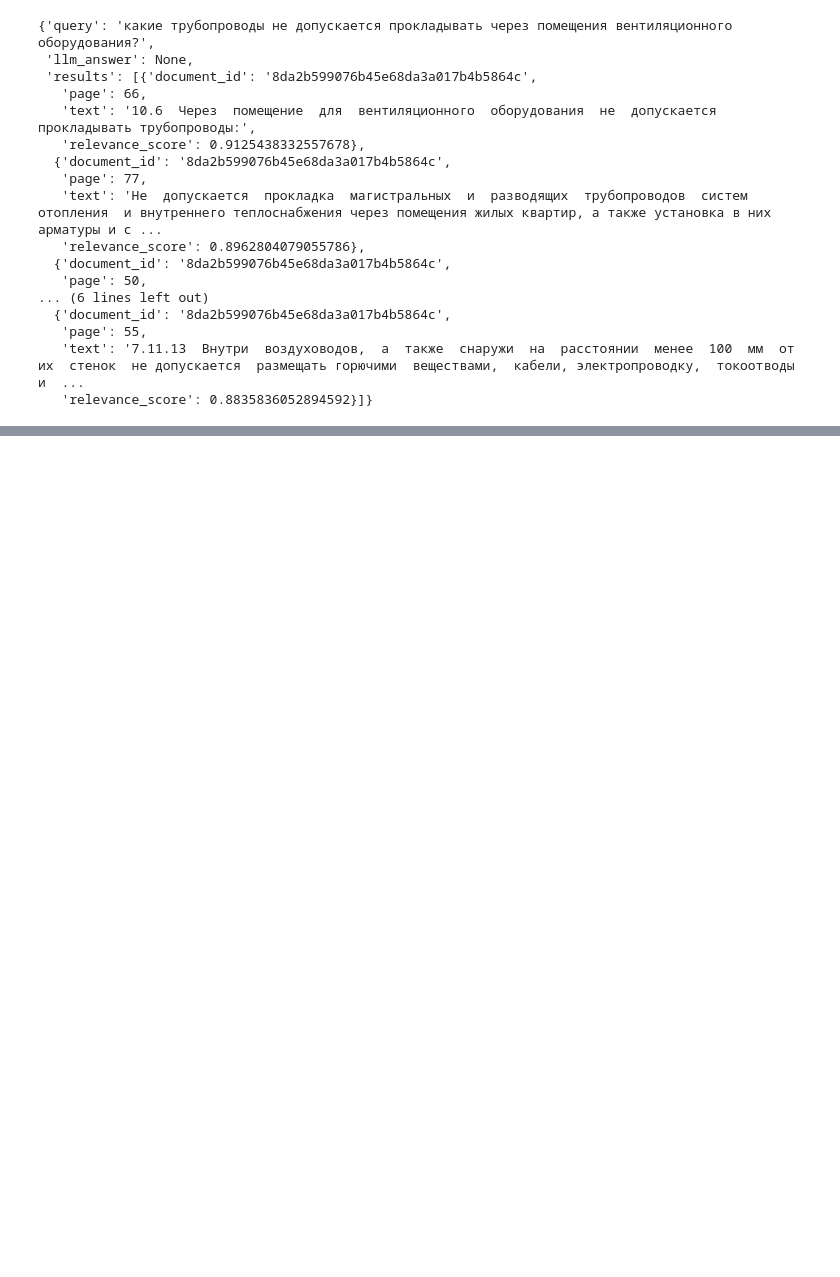
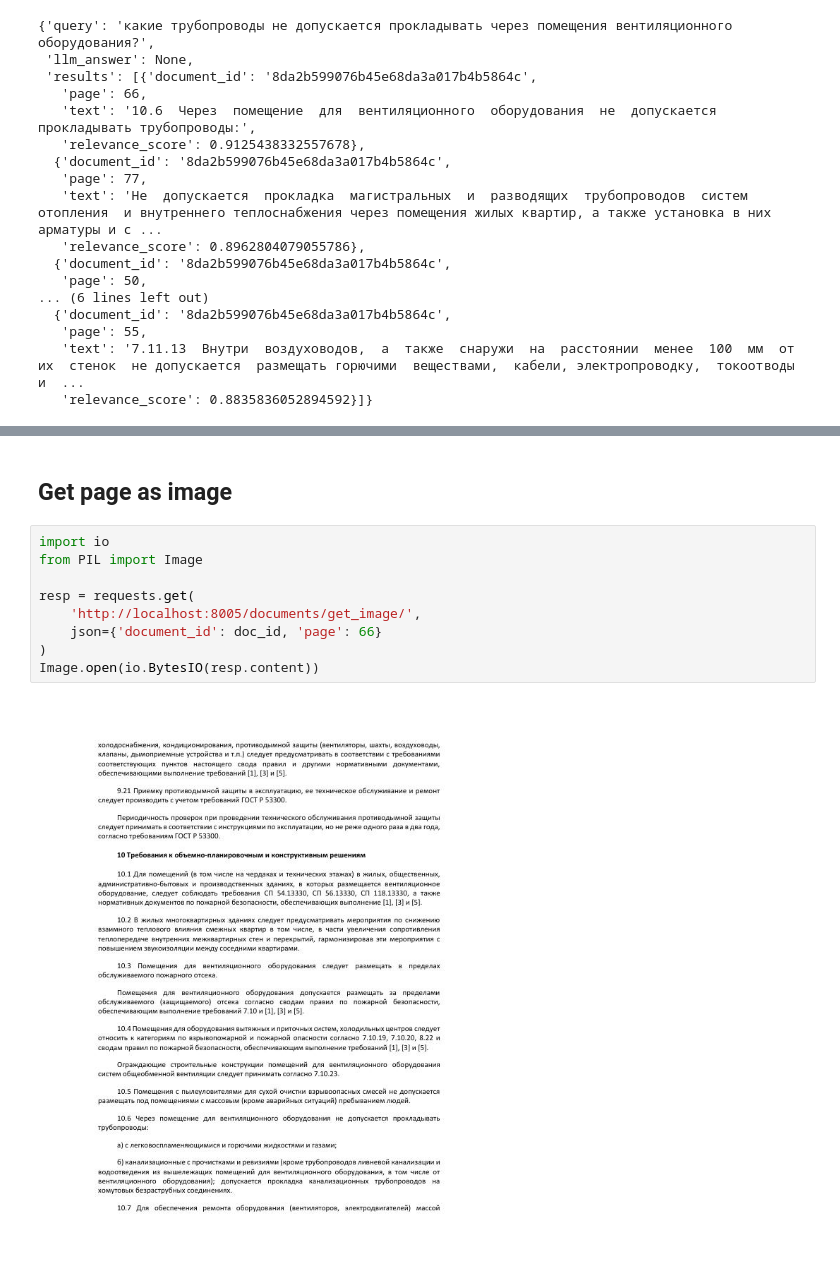
Before and after one commit to boomb0om/document-search, a Jupyter notebook: notebooks/test_backend.ipynb, the cells around one changed output, grey strips where cells are left out. Saved outputs shown, nothing was run; the diff lists cells and outputs as text; blank space fills up the shorter version.

Commit message:
feat: add image handle

```diff
--- a/notebooks/test_backend.ipynb
+++ b/notebooks/test_backend.ipynb
@@ -86,3 +86,16 @@ resp.json()
    'page': 55,
    'text': '7.11.13  Внутри  воздуховодов,  а  также  снаружи  на  расстоянии  менее  100  мм  от  их  стенок  не допускается  размещать горючими  веществами,  кабели, электропроводку,  токоотводы  и  ...
    'relevance_score': 0.8835836052894592}]}
+# %% [markdown]
+## Get page as image
+# %%
+import io
+from PIL import Image
+
+resp = requests.get(
+    'http://localhost:8005/documents/get_image/',
+    json={'document_id': doc_id, 'page': 66}
+)
+Image.open(io.BytesIO(resp.content))
+# %% [output]
+[figure, added]
```
Also changed, not shown: parts of 2 cells of this notebook, 5 other files.
